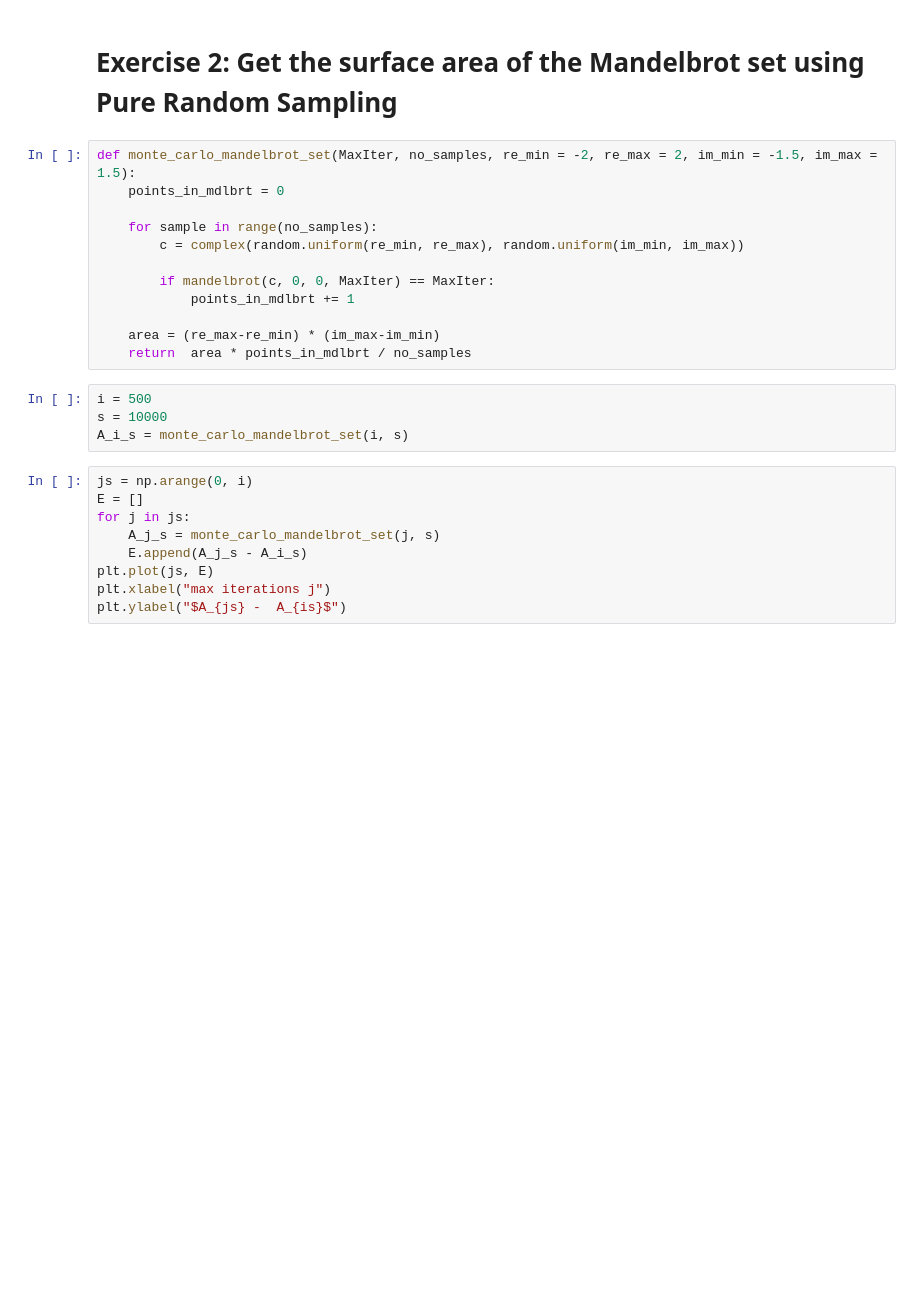
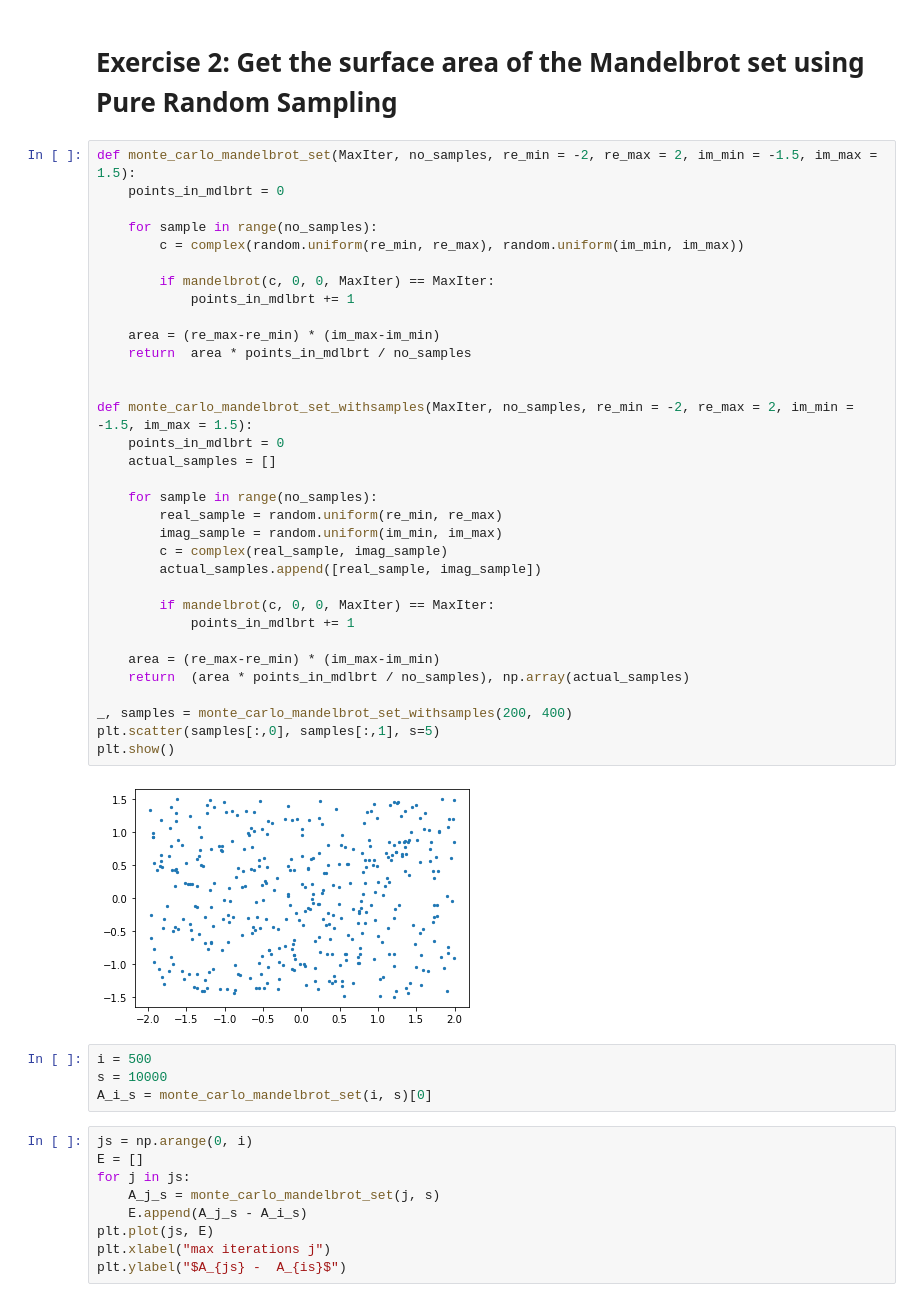
Before and after one commit to ninawagenaar/STSIM, a Jupyter notebook: KarinBrinksma_13919938_NinaWagenaar_11326336_1.ipynb, the cells around one changed output. Saved outputs shown, nothing was run; the diff lists cells and outputs as text; blank space fills up the shorter version.

```diff
--- a/KarinBrinksma_13919938_NinaWagenaar_11326336_1.ipynb
+++ b/KarinBrinksma_13919938_NinaWagenaar_11326336_1.ipynb
@@ -126,19 +126,42 @@ Text(0, 0.5, 'Imaginary part of the complex number')
 # %%
 def monte_carlo_mandelbrot_set(MaxIter, no_samples, re_min = -2, re_max = 2, im_min = -1.5, im_max = 1.5):
     points_in_mdlbrt = 0
 
     for sample in range(no_samples):
         c = complex(random.uniform(re_min, re_max), random.uniform(im_min, im_max))
 
         if mandelbrot(c, 0, 0, MaxIter) == MaxIter:
             points_in_mdlbrt += 1
 
     area = (re_max-re_min) * (im_max-im_min)
     return  area * points_in_mdlbrt / no_samples
+
+
+def monte_carlo_mandelbrot_set_withsamples(MaxIter, no_samples, re_min = -2, re_max = 2, im_min = -1.5, im_max = 1.5):
+    points_in_mdlbrt = 0
+    actual_samples = []
+
+    for sample in range(no_samples):
+        real_sample = random.uniform(re_min, re_max)
+        imag_sample = random.uniform(im_min, im_max)
+        c = complex(real_sample, imag_sample)
+        actual_samples.append([real_sample, imag_sample])
+
+        if mandelbrot(c, 0, 0, MaxIter) == MaxIter:
+            points_in_mdlbrt += 1
+
+    area = (re_max-re_min) * (im_max-im_min)
+    return  (area * points_in_mdlbrt / no_samples), np.array(actual_samples)
+
+_, samples = monte_carlo_mandelbrot_set_withsamples(200, 400)
+plt.scatter(samples[:,0], samples[:,1], s=5)
+plt.show()
+# %% [output]
+[figure, added]
 # %%
 i = 500
 s = 10000
-A_i_s = monte_carlo_mandelbrot_set(i, s)
+A_i_s = monte_carlo_mandelbrot_set(i, s)[0]
 # %%
 js = np.arange(0, i)
 E = []
```
Also changed, not shown: parts of 7 cells of this notebook.
